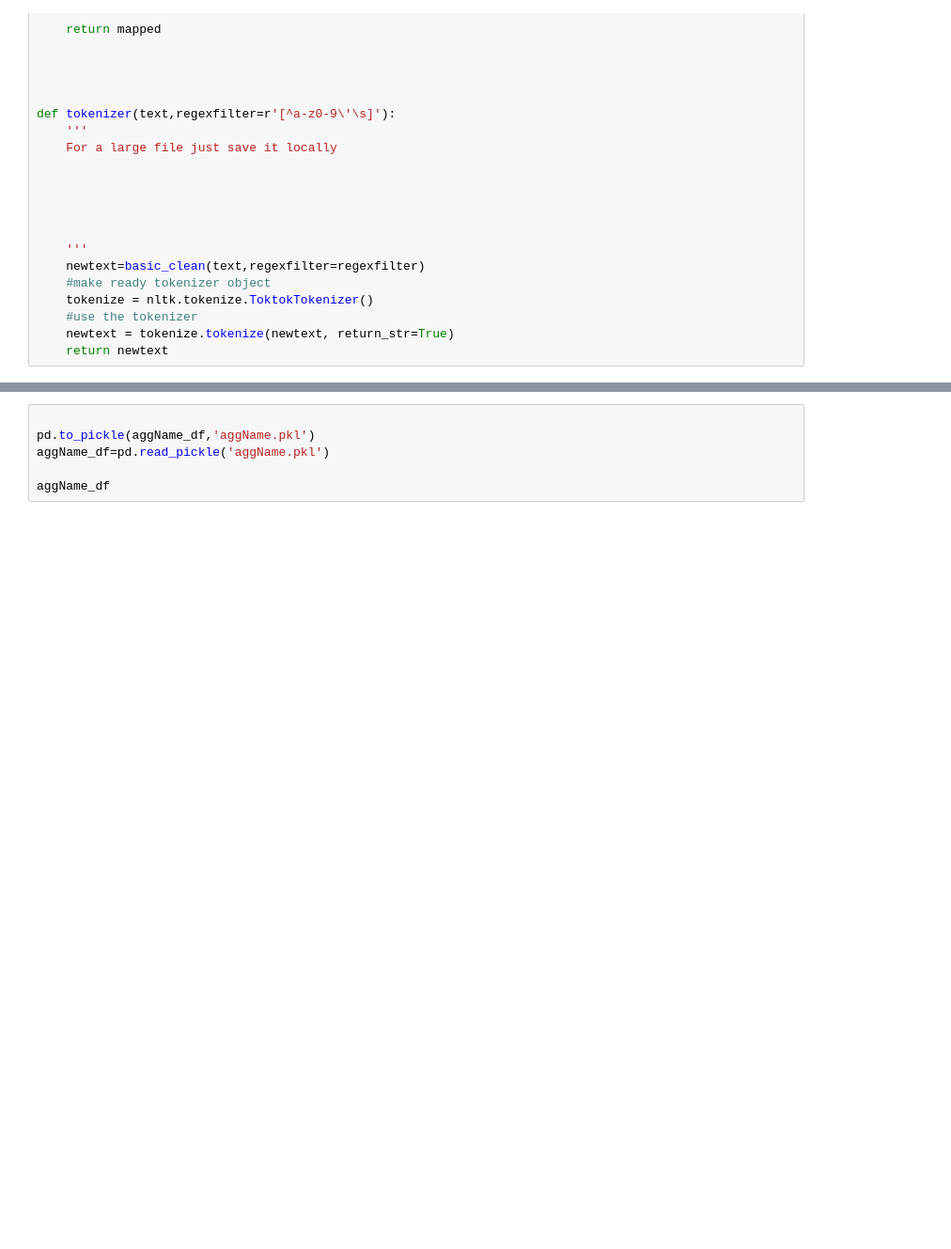
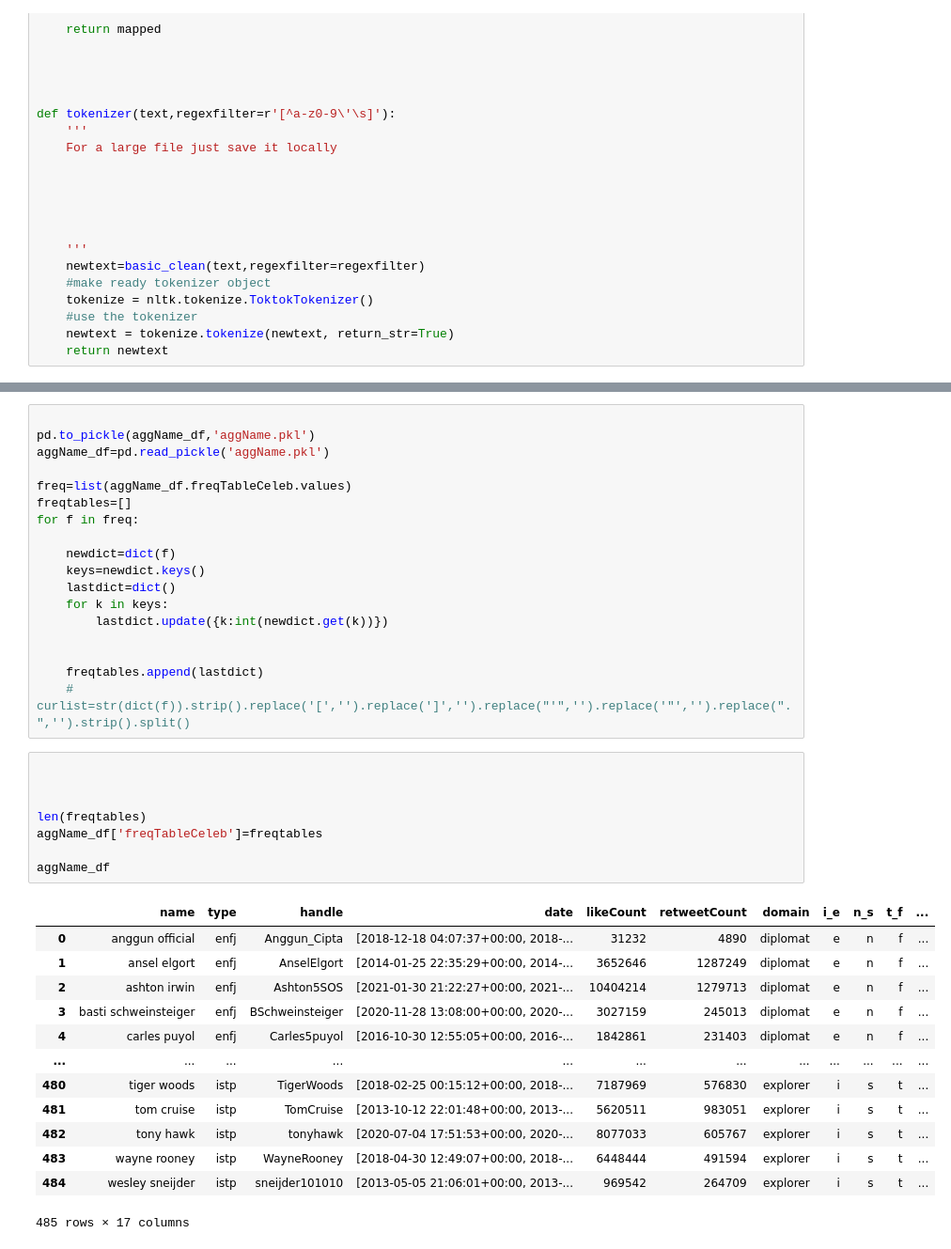
Before and after one commit to twitter-personality-predictor/capstone-project, a Jupyter notebook: richard/tryagain_prep.ipynb, the cells around one changed output, grey strips where cells are left out. Shown: that part at 94% size. Drawn from its saved outputs; the diff is of its cells as text; blank space fills up the shorter version.

```diff
--- a/richard/tryagain_prep.ipynb
+++ b/richard/tryagain_prep.ipynb
@@ -502,9 +519,43 @@ display('Summary',styledf)
-# %%
-
-pd.to_pickle(aggName_df,'aggName.pkl')
-aggName_df=pd.read_pickle('aggName.pkl')
-
-aggName_df
+# %%
+
+pd.to_pickle(aggName_df,'aggName.pkl')
+aggName_df=pd.read_pickle('aggName.pkl')
+
+freq=list(aggName_df.freqTableCeleb.values)
+freqtables=[]
+for f in freq:
+
+    newdict=dict(f)
+    keys=newdict.keys()
+    lastdict=dict()
+    for k in keys:
+        lastdict.update({k:int(newdict.get(k))})
+
+
+    freqtables.append(lastdict)
+    # curlist=str(dict(f)).strip().replace('[','').replace(']','').replace("'",'').replace('"','').replace(".",'').strip().split()
+# %%
+
+
+
+len(freqtables)
+aggName_df['freqTableCeleb']=freqtables
+
+aggName_df
+# %% [output]
+|  | name | type | handle | date | likeCount | retweetCount | domain | i_e | n_s | t_f | ... |
+| 0 | anggun official | enfj | Anggun_Cipta | [2018-12-18 04:07:37+00:00, 2018-... | 31232 | 4890 | diplomat | e | n | f | ... |
+| 1 | ansel elgort | enfj | AnselElgort | [2014-01-25 22:35:29+00:00, 2014-... | 3652646 | 1287249 | diplomat | e | n | f | ... |
+| 2 | ashton irwin | enfj | Ashton5SOS | [2021-01-30 21:22:27+00:00, 2021-... | 10404214 | 1279713 | diplomat | e | n | f | ... |
+| 3 | basti schweinsteiger | enfj | BSchweinsteiger | [2020-11-28 13:08:00+00:00, 2020-... | 3027159 | 245013 | diplomat | e | n | f | ... |
+| 4 | carles puyol | enfj | Carles5puyol | [2016-10-30 12:55:05+00:00, 2016-... | 1842861 | 231403 | diplomat | e | n | f | ... |
+| ... | ... | ... | ... | ... | ... | ... | ... | ... | ... | ... | ... |
+| 480 | tiger woods | istp | TigerWoods | [2018-02-25 00:15:12+00:00, 2018-... | 7187969 | 576830 | explorer | i | s | t | ... |
+| 481 | tom cruise | istp | TomCruise | [2013-10-12 22:01:48+00:00, 2013-... | 5620511 | 983051 | explorer | i | s | t | ... |
+| 482 | tony hawk | istp | tonyhawk | [2020-07-04 17:51:53+00:00, 2020-... | 8077033 | 605767 | explorer | i | s | t | ... |
+| 483 | wayne rooney | istp | WayneRooney | [2018-04-30 12:49:07+00:00, 2018-... | 6448444 | 491594 | explorer | i | s | t | ... |
+| 484 | wesley sneijder | istp | sneijder101010 | [2013-05-05 21:06:01+00:00, 2013-... | 969542 | 264709 | explorer | i | s | t | ... |
+485 rows × 17 columns
 # %%
 topLevelGroups=['type',
 'domain',
```
Also changed, not shown: parts of 10 cells of this notebook, 1 other file.
